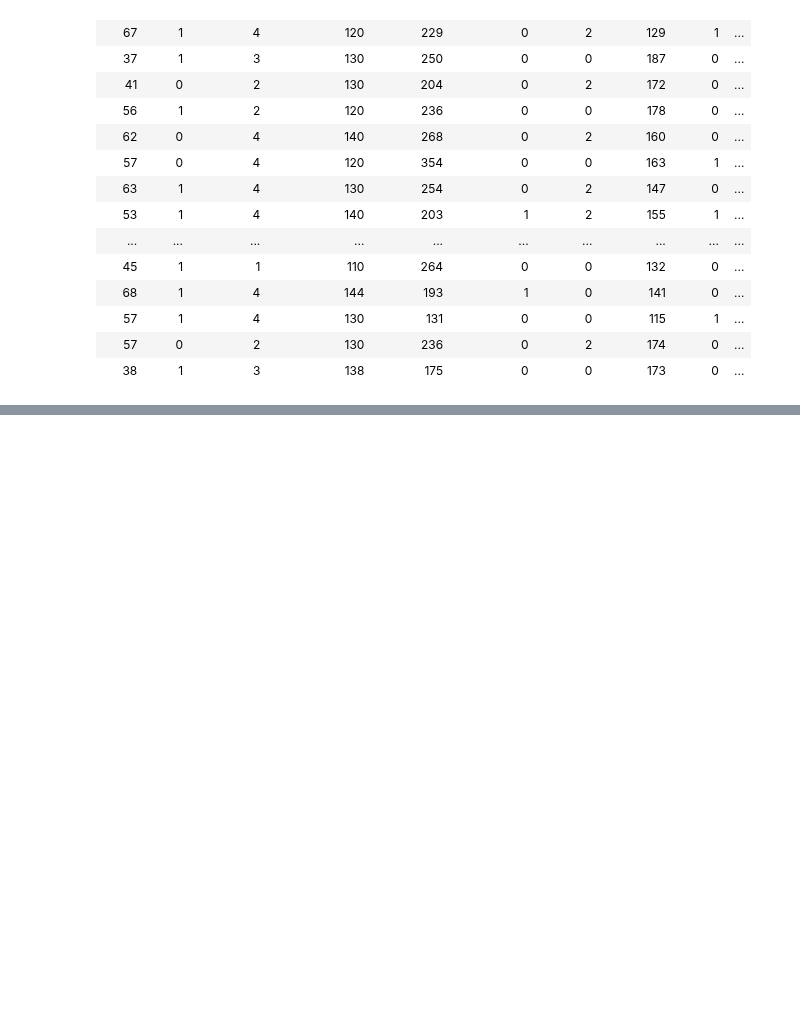
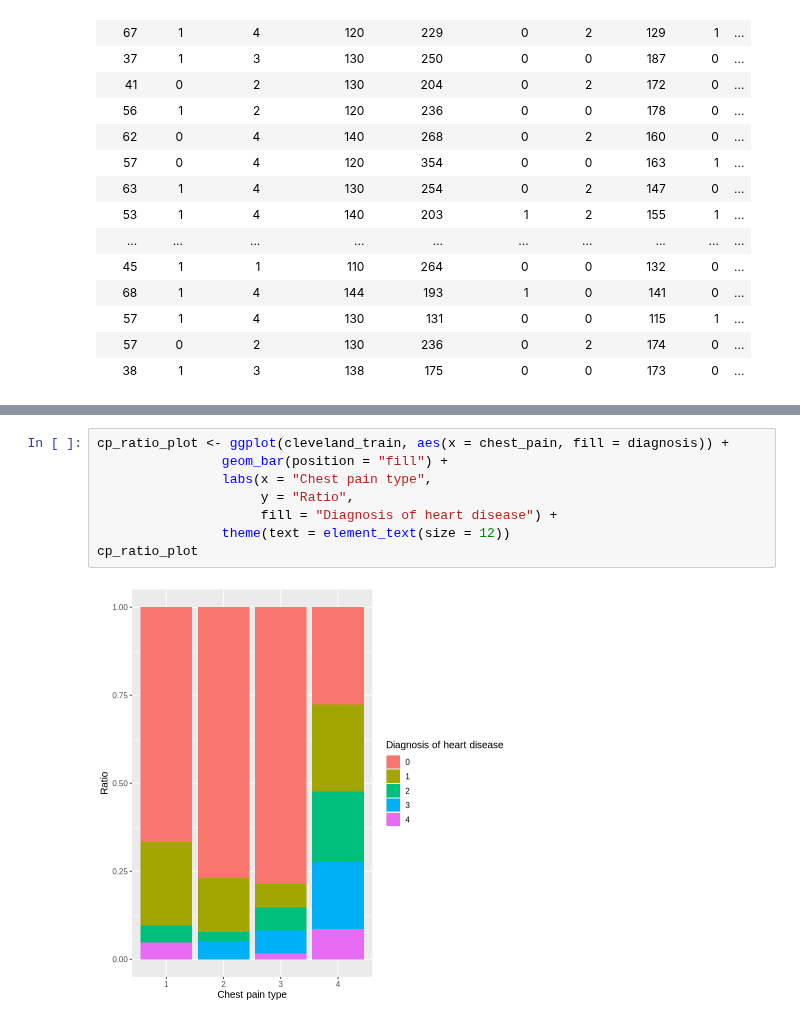
Before and after one commit to Git-Aarya/Heart-Disease-Predictor, a Jupyter notebook: project_proposal_analysis.ipynb, the cells around one changed output, grey strips where cells are left out. Drawn from its saved outputs; the diff is of its cells as text; blank space fills up the shorter version.

```diff
--- a/project_proposal_analysis.ipynb
+++ b/project_proposal_analysis.ipynb
@@ -140,0 +141,10 @@ fbs_chol_plot
+# %%
+cp_ratio_plot <- ggplot(cleveland_train, aes(x = chest_pain, fill = diagnosis)) +
+                geom_bar(position = "fill") +
+                labs(x = "Chest pain type",
+                     y = "Ratio",
+                     fill = "Diagnosis of heart disease") +
+                theme(text = element_text(size = 12))
+cp_ratio_plot
+# %% [output]
+[figure, added]
```
Also changed, not shown: parts of 6 cells of this notebook.
